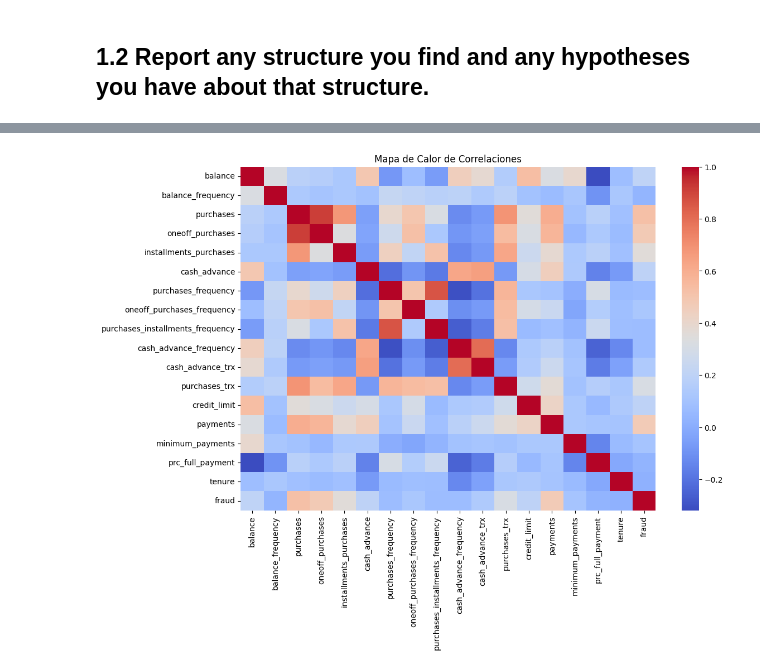
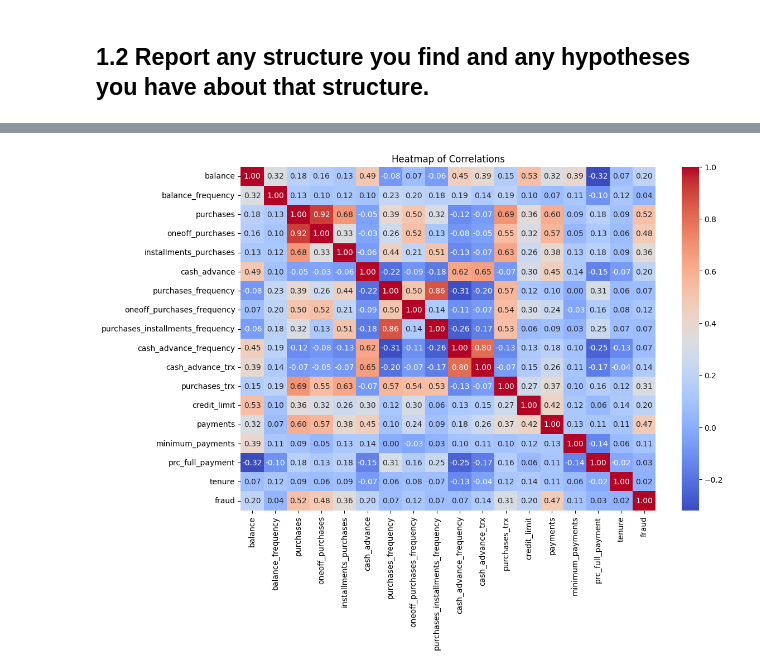
Before and after one commit to earo12/FRAUD_PROJECT, a Jupyter notebook: FRAUD_PROJECT_CLUSTERING.ipynb, the cells around one changed output, grey strips where cells are left out. Cells and saved outputs as stored; diff of their text form; code cells hidden in the pictures.

```diff
--- a/FRAUD_PROJECT_CLUSTERING.ipynb
+++ b/FRAUD_PROJECT_CLUSTERING.ipynb
@@ -103,8 +94,8 @@ df_plot = df[['balance', 'balance_frequency','purchases', 'oneoff_purchases', 'i
 # %%
 correlation_matrix = df_plot.corr()
 plt.figure(figsize=(12, 8))
-sns.heatmap(correlation_matrix, annot=False, cmap='coolwarm', fmt=".2f")
-plt.title('Mapa de Calor de Correlaciones')
+sns.heatmap(correlation_matrix, annot=True, cmap='coolwarm', fmt=".2f")
+plt.title('Heatmap of Correlations')
 plt.show()
 # %% [output]
-[figure, old version]
+[figure, new version]
```
Also changed, not shown: parts of 7 cells of this notebook.
